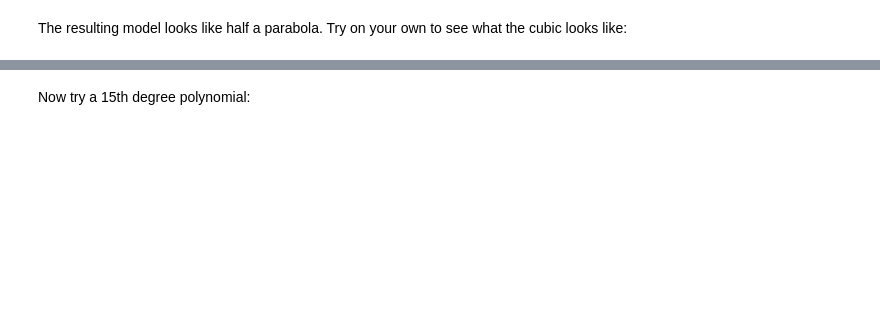
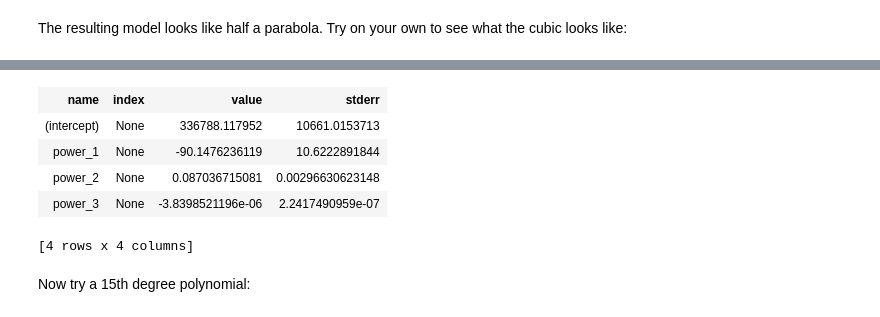
Before and after one commit to XuanX111/University-of-Washington, a Jupyter notebook: 2. Regression/week3/week-3-polynomial-regression-assignment-blank.ipynb, the cells around one changed output, grey strips where cells are left out. Cells and saved outputs as stored; diff of their text form; code cells hidden in the pictures; blank space fills up the shorter version.

```diff
--- a/2. Regression/week3/week-3-polynomial-regression-assignment-blank.ipynb
+++ b/2. Regression/week3/week-3-polynomial-regression-assignment-blank.ipynb
@@ -123,2 +173,11 @@ plt.plot(poly2_data['power_1'],poly2_data['price'],'.',
 # %% [markdown]
 The resulting model looks like half a parabola. Try on your own to see what the cubic looks like:
+# %%
+poly3_data = polynomial_sframe(sales['sqft_living'], 3)
+my_features3 = poly3_data.column_names() # get the name of the features
+poly3_data['price'] = sales['price'] # add price to the data since it's the target
+model3 = graphlab.linear_regression.create(poly3_data, target = 'price', features = my_features3, validation_set = None)
+
+
+plt.plot(poly3_data['power_1'],poly3_data['price'],'.',
+        poly3_data['power_1'], model3.predict(poly3_data),'-')
@@ -125,2 +198,11 @@ The resulting model looks like half a parabola. Try on your own to see what the
+# %%
+model3.get("coefficients")
+# %% [output]
+| name | index | value | stderr |
+| (intercept) | None | 336788.117952 | 10661.0153713 |
+| power_1 | None | -90.1476236119 | 10.6222891844 |
+| power_2 | None | 0.087036715081 | 0.00296630623148 |
+| power_3 | None | -3.8398521196e-06 | 2.2417490959e-07 |
+[4 rows x 4 columns]
 # %% [markdown]
 Now try a 15th degree polynomial:
```
Also changed, not shown: parts of 23 cells of this notebook, 2 other files.
